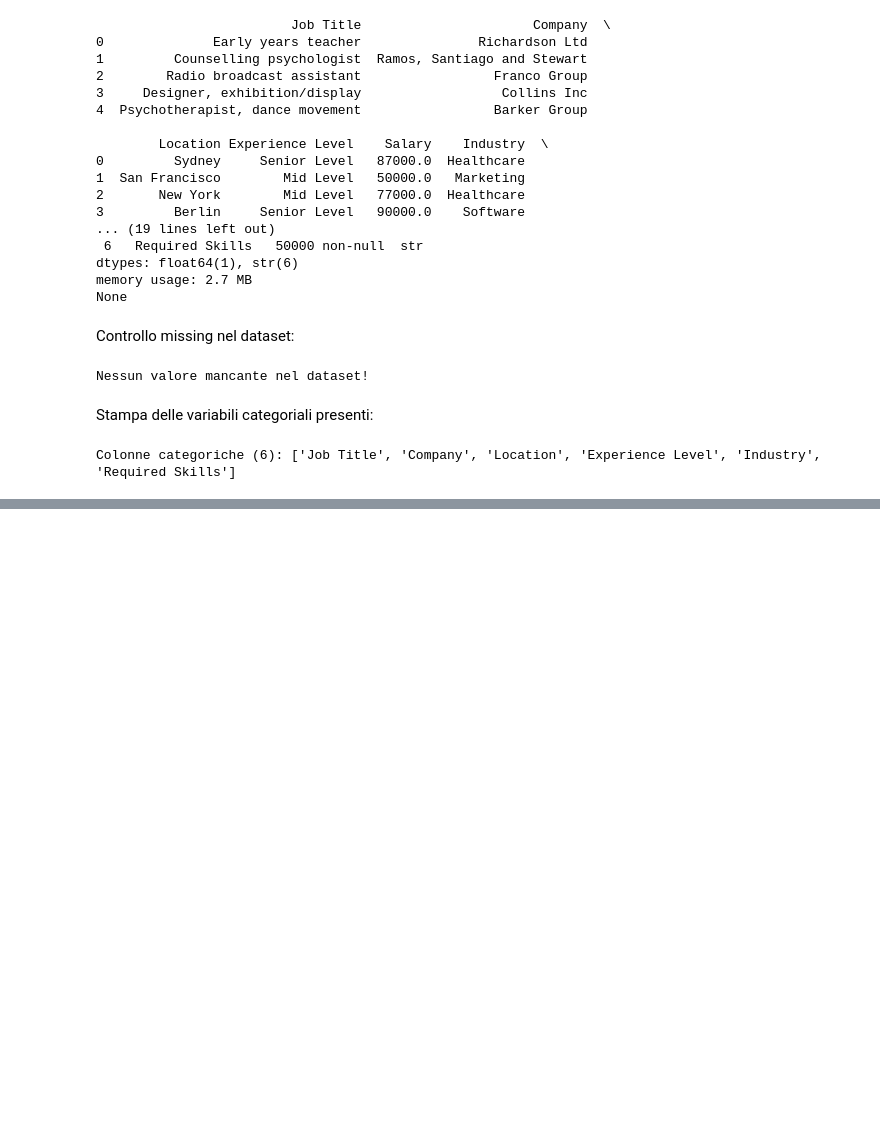
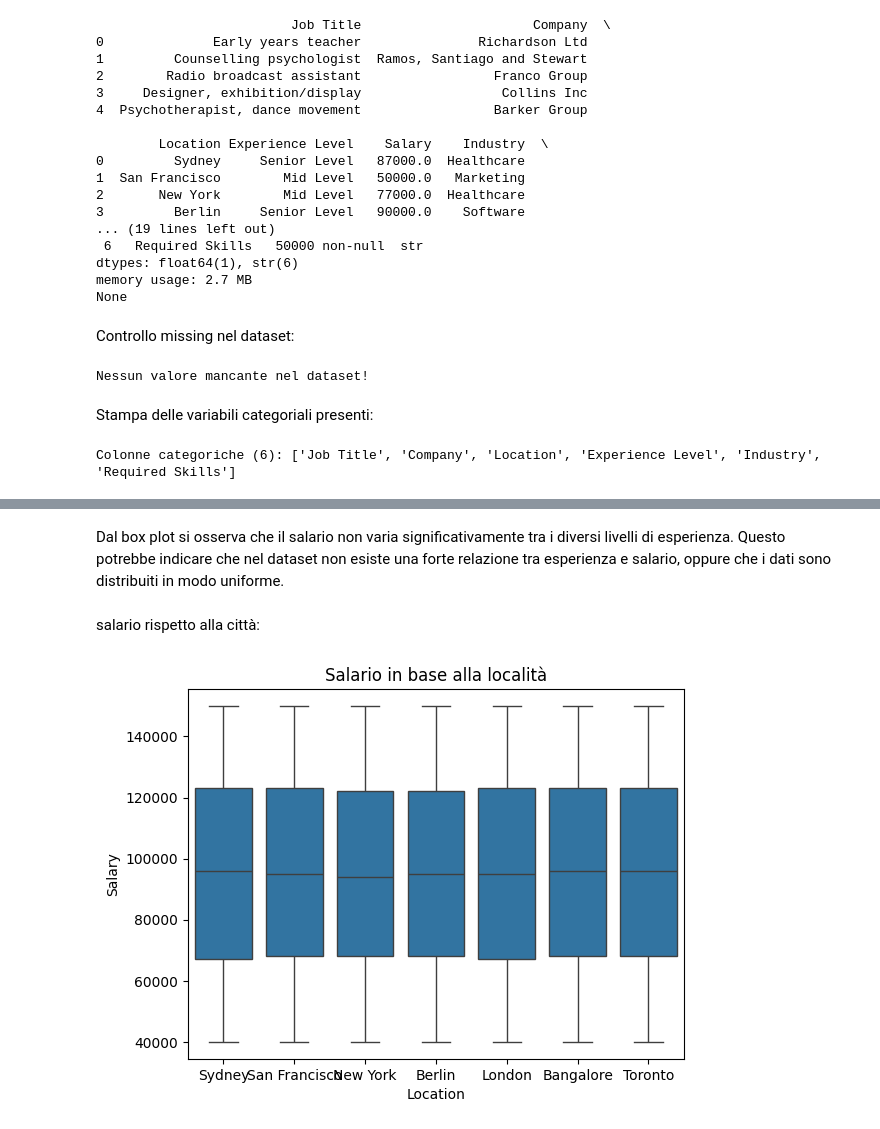
Before and after one commit to anna8987/jobrec, a Jupyter notebook: progettoJobrec.ipynb, the cells around one changed output, grey strips where cells are left out. Drawn from its saved outputs; the diff is of its cells as text; code cells hidden in the pictures; blank space fills up the shorter version.

```diff
--- a/progettoJobrec.ipynb
+++ b/progettoJobrec.ipynb
@@ -80,0 +137,11 @@ Colonne categoriche (6): ['Job Title', 'Company', 'Location', 'Experience Level'
+# %% [markdown]
+Dal box plot si osserva che il salario non varia significativamente tra i diversi livelli di esperienza.
+Questo potrebbe indicare che nel dataset non esiste una forte relazione tra esperienza e salario, oppure che i dati sono distribuiti in modo uniforme.
+# %% [markdown]
+salario rispetto alla città:
+# %%
+sns.boxplot(x='Location', y='Salary', data=df)
+plt.title("Salario in base alla località")
+plt.show()
+# %% [output]
+[figure, added]
```
Also changed, not shown: parts of 14 cells of this notebook.
